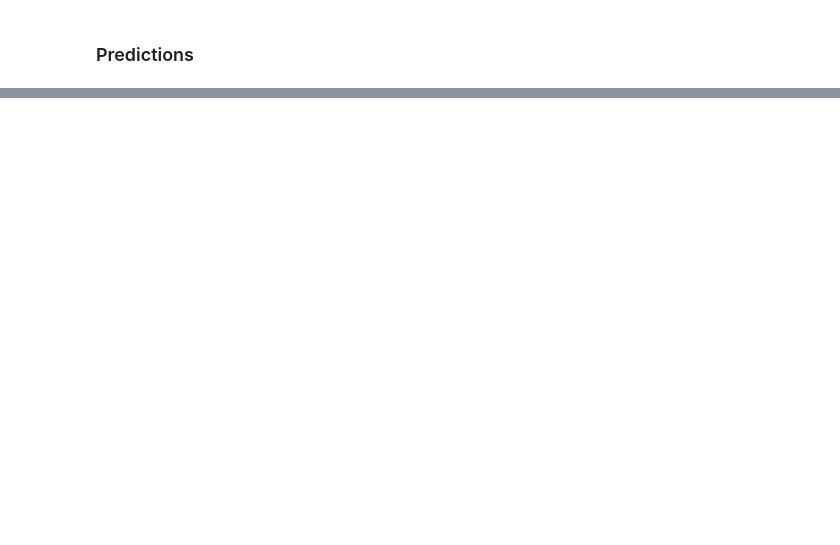
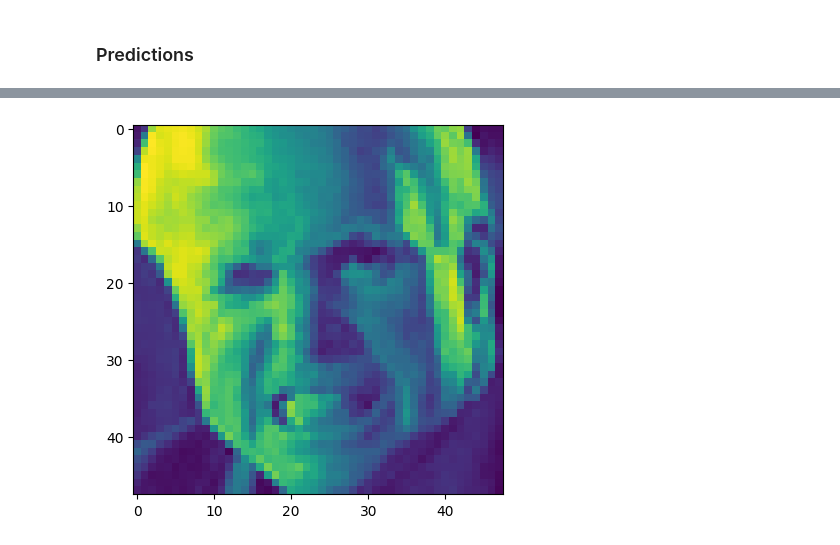
Before and after one commit to emirhanlatif/Emotion_detection, a Jupyter notebook: emotion_detection.ipynb, the cells around one changed output, grey strips where cells are left out. Drawn from its saved outputs; the diff is of its cells as text; code cells hidden in the pictures; blank space fills up the shorter version.

```diff
--- a/emotion_detection.ipynb
+++ b/emotion_detection.ipynb
@@ -334,0 +334,3 @@ Emotion: Happy
+# %%
+single_predict(X_test[99])
+# %% [output]
@@ -334,0 +339 @@ Emotion: Happy
+[figure, added]
```
Also changed, not shown: parts of 8 cells of this notebook, 1 other file.
